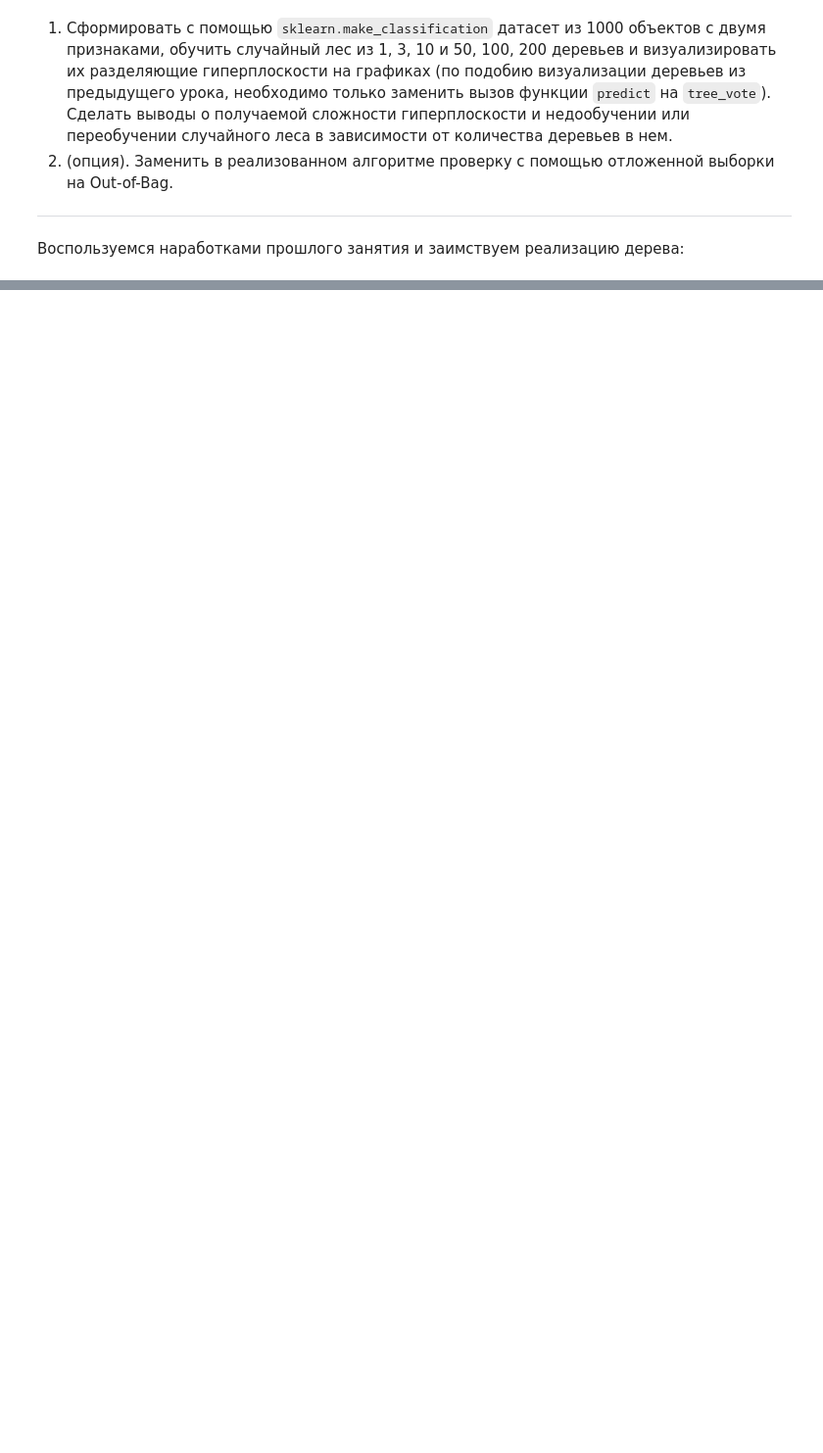
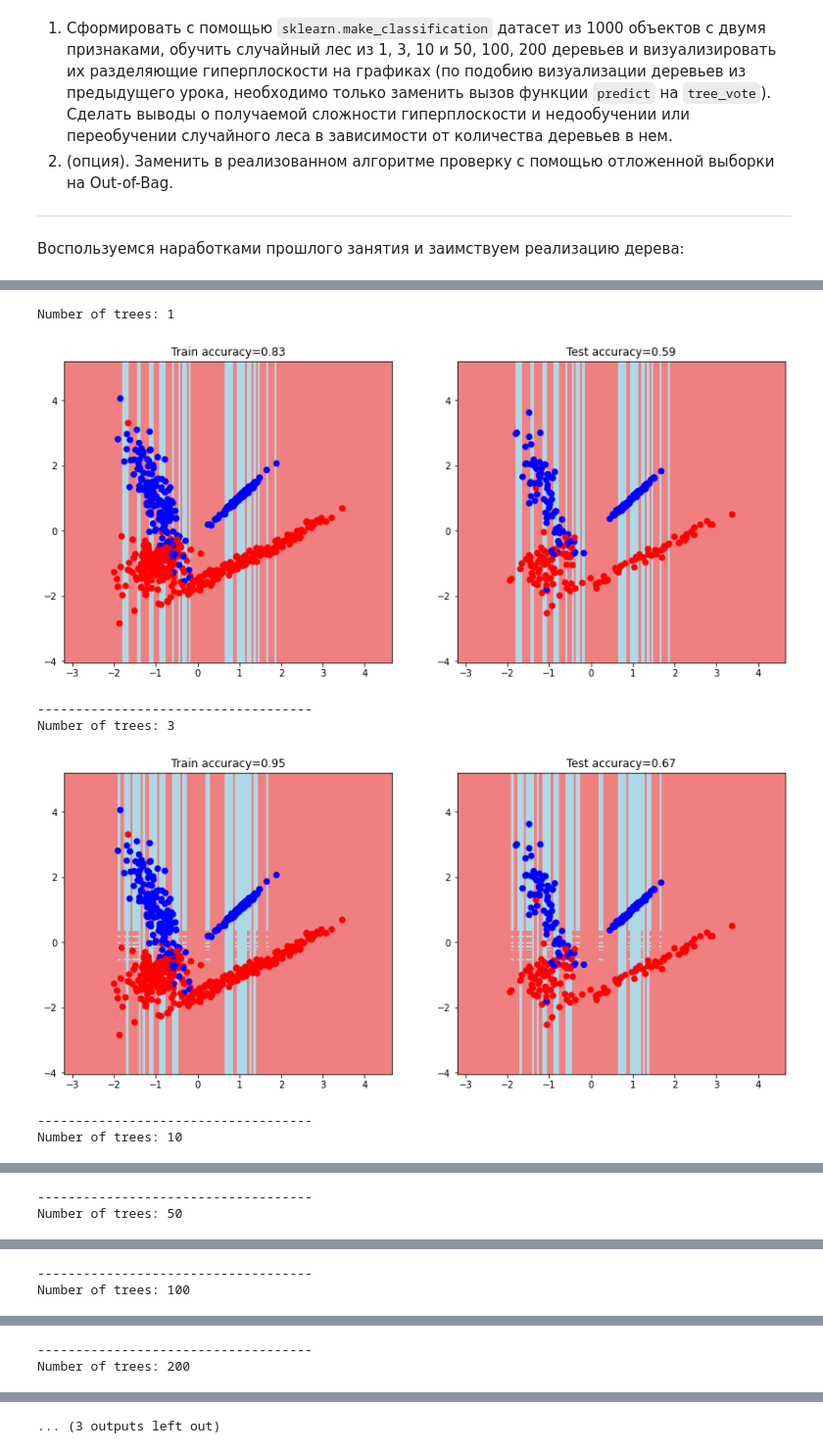
Before and after one commit to WiZor1/Edu_ML_Algorithms, a Jupyter notebook: Alg_HW_5.ipynb, the cells around one changed output, grey strips where cells are left out. Shown at 98% size. Saved outputs shown, nothing was run; the diff lists cells and outputs as text; code cells hidden in the pictures; blank space fills up the shorter version.

```diff
--- a/Alg_HW_5.ipynb
+++ b/Alg_HW_5.ipynb
@@ -400,3 +397,0 @@ model = BootstrapAggregation(DecisionTree, alg_count=10, features_in_sample=2, s
-# %%
-model.fit(data, labels)
-pred = model.predict_proba(data)
@@ -426,0 +424,49 @@ array([1, 1, 1, ..., 1, 0, 1])
+# %%
+model_1 = BootstrapAggregation(DecisionTree, alg_count=1)
+model_3 = BootstrapAggregation(DecisionTree, alg_count=3)
+model_10 = BootstrapAggregation(DecisionTree, alg_count=10)
+model_50 = BootstrapAggregation(DecisionTreeClassifier, alg_count=50)
+model_100 = BootstrapAggregation(DecisionTreeClassifier, alg_count=100, OOB=True)
+model_200 = BootstrapAggregation(DecisionTreeClassifier, alg_count=200, OOB=True)
+model_500 = BootstrapAggregation(DecisionTreeClassifier, alg_count=500, OOB=True)
+
+models = {1: model_1,
+          3: model_3,
+          10: model_100,
+          50: model_50,
+          100: model_100,
+          200: model_200,
+          500: model_500
+         }
+# %%
+for trees_cnt, model in models.items():
+    pred_train = model.fit_predict(train_data, train_labels)
+    pred_test = model.predict(test_data)
+
+    train_accuracy = accuracy_metric(pred_train, train_labels)
+    test_accuracy = accuracy_metric(pred_test, test_labels)
+
+    plt.figure(figsize = (14, 6))
+
+    print('Number of trees:', trees_cnt)
+    plt.subplot(1,2,1)
+    xx, yy = get_meshgrid(train_data)
+    mesh_predictions = np.array(model.predict(np.c_[xx.ravel(), yy.ravel()])).reshape(xx.shape)
+    plt.pcolormesh(xx, yy, mesh_predictions, cmap = light_colors)
+    plt.scatter(train_data[:, 0], train_data[:, 1], c = train_labels, cmap = colors)
+    plt.title(f'Train accuracy={train_accuracy:.2f}')
+
+    plt.subplot(1,2,2)
+    plt.pcolormesh(xx, yy, mesh_predictions, cmap = light_colors)
+    plt.scatter(test_data[:, 0], test_data[:, 1], c = test_labels, cmap = colors)
+    plt.title(f'Test accuracy={test_accuracy:.2f}')
+    plt.show()
+    print('------------------------------------')
+# %% [output]
+Number of trees: 1
+[figure, added]
+------------------------------------
+Number of trees: 3
+[figure, added]
+------------------------------------
+Number of trees: 10
@@ -426,0 +474,2 @@ array([1, 1, 1, ..., 1, 0, 1])
+------------------------------------
+Number of trees: 50
@@ -426,0 +477,2 @@ array([1, 1, 1, ..., 1, 0, 1])
+------------------------------------
+Number of trees: 100
@@ -426,0 +480,2 @@ array([1, 1, 1, ..., 1, 0, 1])
+------------------------------------
+Number of trees: 200
@@ -426,0 +483 @@ array([1, 1, 1, ..., 1, 0, 1])
+... (3 outputs left out)
```
Also changed, not shown: parts of 15 cells of this notebook.
